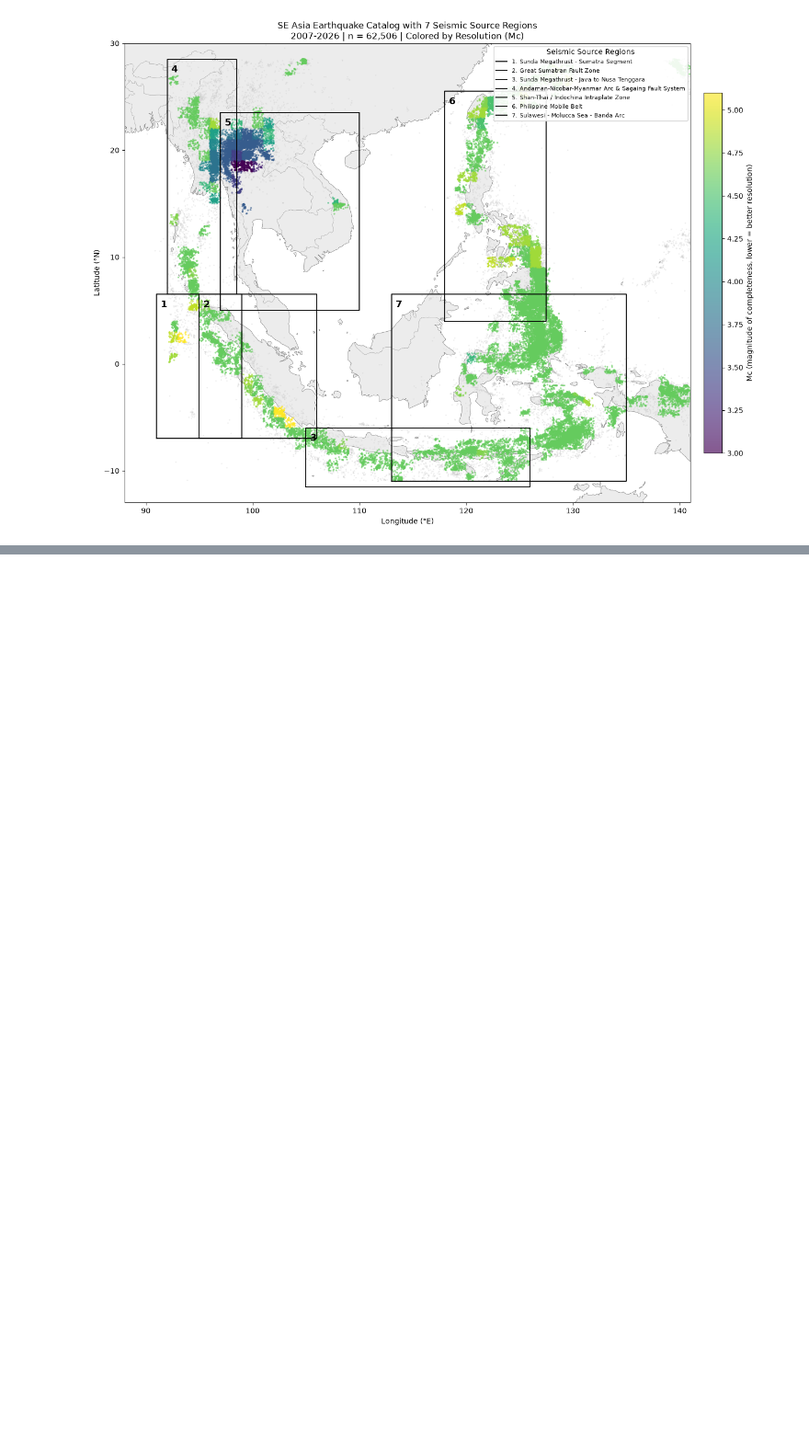
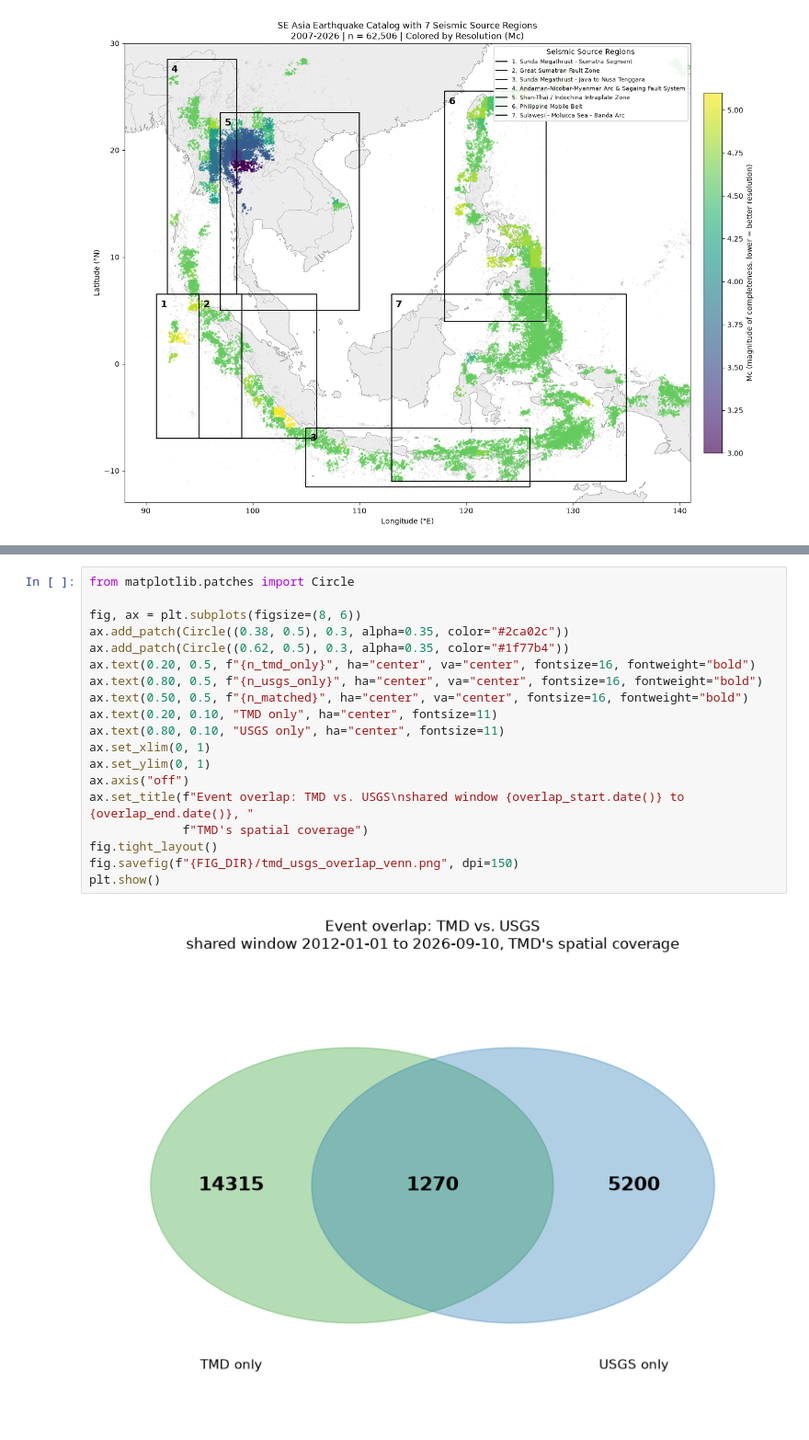
Before and after one commit to maypccp19-glitch/thesis_draft, a Jupyter notebook: preprocess_eda.ipynb, the cells around one changed output, grey strips where cells are left out. Shown at 92% size. Drawn from its saved outputs; the diff is of its cells as text; blank space fills up the shorter version.

```diff
--- a/preprocess_eda.ipynb
+++ b/preprocess_eda.ipynb
@@ -644,0 +967,21 @@ Events with resolvable local Mc: 52699 / 62506
+# %%
+from matplotlib.patches import Circle
+
+fig, ax = plt.subplots(figsize=(8, 6))
+ax.add_patch(Circle((0.38, 0.5), 0.3, alpha=0.35, color="#2ca02c"))
+ax.add_patch(Circle((0.62, 0.5), 0.3, alpha=0.35, color="#1f77b4"))
+ax.text(0.20, 0.5, f"{n_tmd_only}", ha="center", va="center", fontsize=16, fontweight="bold")
+ax.text(0.80, 0.5, f"{n_usgs_only}", ha="center", va="center", fontsize=16, fontweight="bold")
+ax.text(0.50, 0.5, f"{n_matched}", ha="center", va="center", fontsize=16, fontweight="bold")
+ax.text(0.20, 0.10, "TMD only", ha="center", fontsize=11)
+ax.text(0.80, 0.10, "USGS only", ha="center", fontsize=11)
+ax.set_xlim(0, 1)
+ax.set_ylim(0, 1)
+ax.axis("off")
+ax.set_title(f"Event overlap: TMD vs. USGS\nshared window {overlap_start.date()} to {overlap_end.date()}, "
+             f"TMD's spatial coverage")
+fig.tight_layout()
+fig.savefig(f"{FIG_DIR}/tmd_usgs_overlap_venn.png", dpi=150)
+plt.show()
+# %% [output]
+[figure, added]
```
Also changed, not shown: parts of 13 cells of this notebook, 13 other files.
